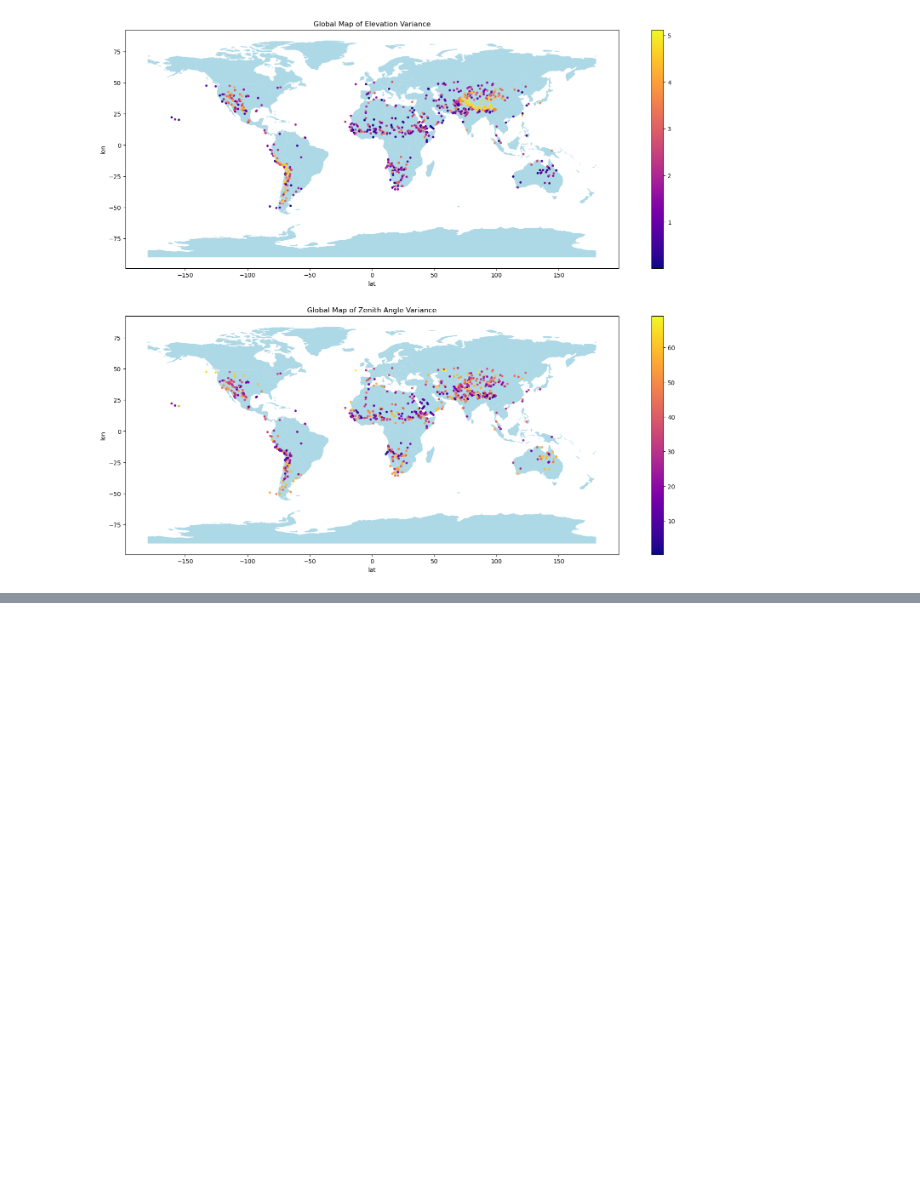
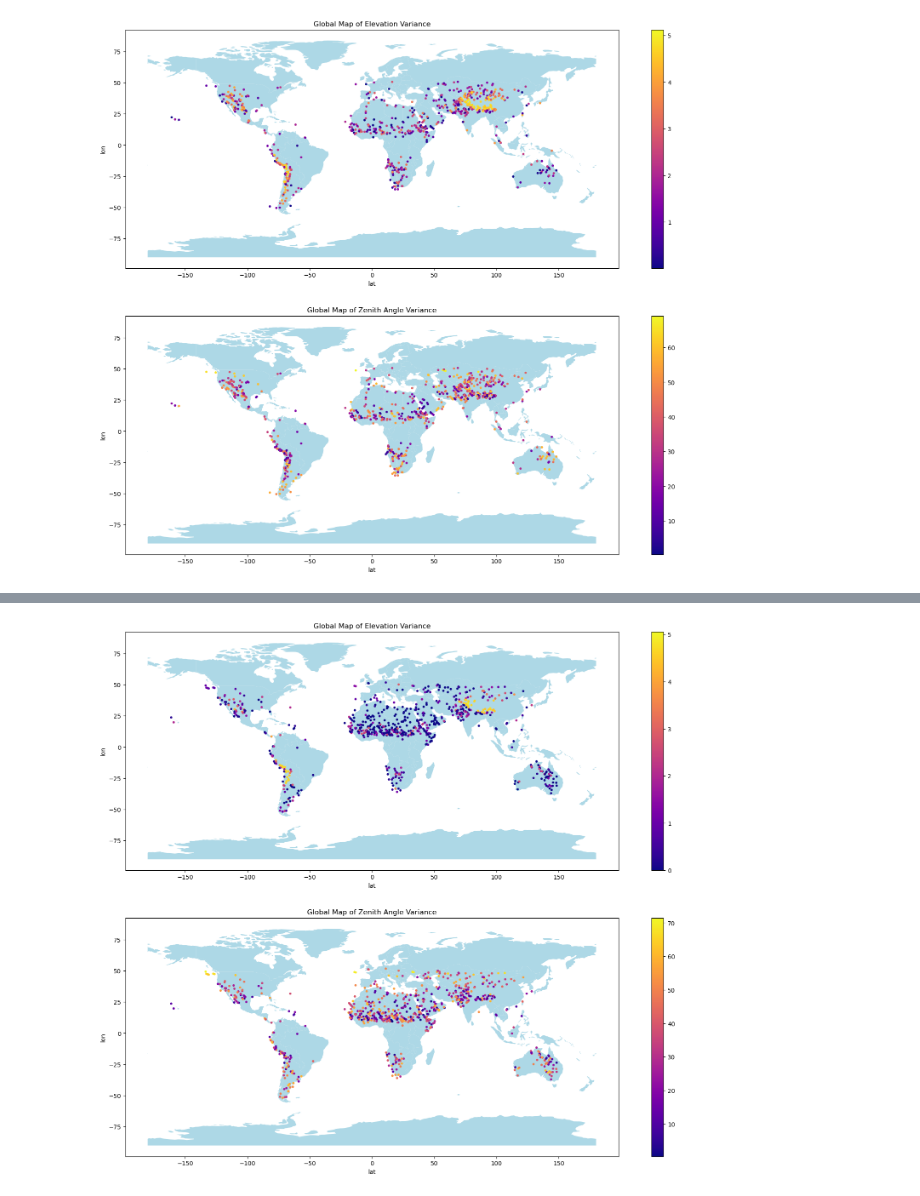
Before and after one commit to varunpatro1/EMIT_scene_analysis, a Jupyter notebook: LHS_results.ipynb, the cells around one changed output, grey strips where cells are left out. Drawn from its saved outputs; the diff is of its cells as text; code cells hidden in the pictures; blank space fills up the shorter version.

```diff
--- a/LHS_results.ipynb
+++ b/LHS_results.ipynb
@@ -42,0 +62,4 @@ spatial_plot.elev_zen_variance_plt(lhs_samples)
+# %%
+spatial_plot.elev_zen_variance_plt(lhs_samples2)
+# %% [output]
+[figure, added]
```
Also changed, not shown: parts of 3 cells of this notebook, 3 other files.
